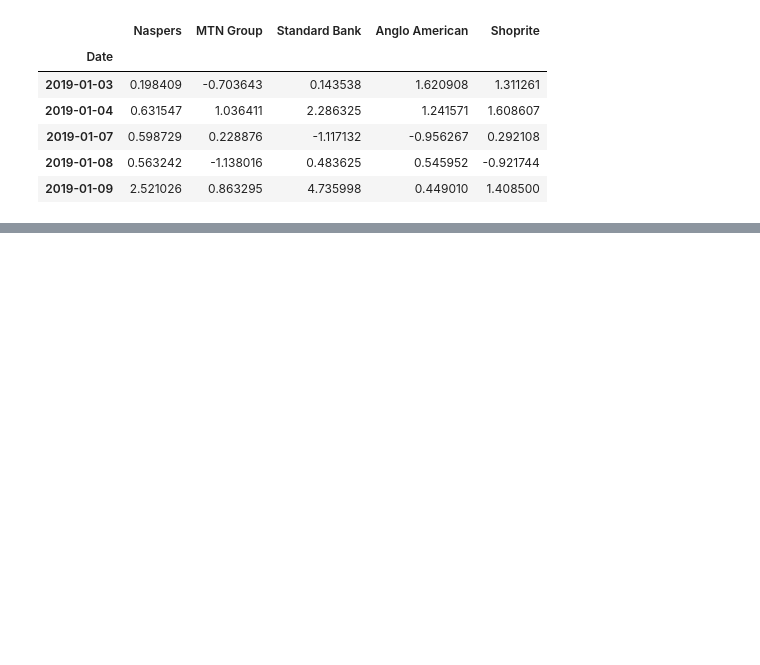
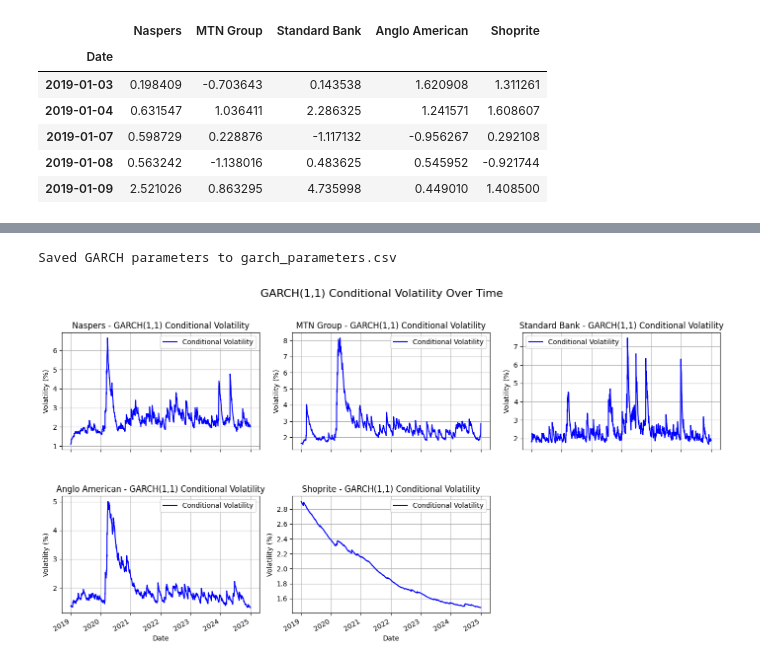
Before and after one commit to Ewulo/jse-risk-analyzer, a Jupyter notebook: notebooks/03_garch_model.ipynb, the cells around one changed output, grey strips where cells are left out. Drawn from its saved outputs; the diff is of its cells as text; code cells hidden in the pictures; blank space fills up the shorter version.

```diff
--- a/notebooks/03_garch_model.ipynb
+++ b/notebooks/03_garch_model.ipynb
@@ -23,0 +79,33 @@ ret_pct.head()
+# %%
+#  Create a DataFrame from the parameters for easier comparison.
+garch_params_df = pd.DataFrame(garch_params).T.round(4)
+garch_params_df.sort_values("persistence", ascending=False)
+
+garch_params_df.to_csv("../data/garch_parameters.csv")
+print("Saved GARCH parameters to garch_parameters.csv")
+# %% [output]
+Saved GARCH parameters to garch_parameters.csv
+# %%
+# The plot helps identify volatility clustering, high/low risk regimes,
+# and how long shocks persist after major events.
+
+# conditional volatility plots
+plt.figure(figsize=(14, 8))
+for i, stock in enumerate(ret_pct.columns):
+    plt.subplot(2, 3, i+1)
+    plt.plot(cond_vol[stock], label="Conditional Volatility", color="blue")
+    plt.title(f"{stock} - GARCH(1,1) Conditional Volatility")
+    plt.xlabel("Date")
+    plt.ylabel("Volatility (%)")
+    plt.grid()
+    plt.legend()
+    plt.tight_layout()
+    plt.gca().xaxis.set_major_locator(mdates.YearLocator())
+    plt.gcf().autofmt_xdate()  # Rotate date labels for better readability
+    plt.subplots_adjust(hspace=0.4)  # Adjust vertical spacing between subplots
+    plt.suptitle("GARCH(1,1) Conditional Volatility Over Time", fontsize=16, y=1.02)\
+
+plt.savefig("../outputs/04_garch_conditional_volatility.png", bbox_inches="tight")
+plt.show()
+# %% [output]
+[figure, added]
```
Also changed, not shown: parts of 4 cells of this notebook, 2 other files.
